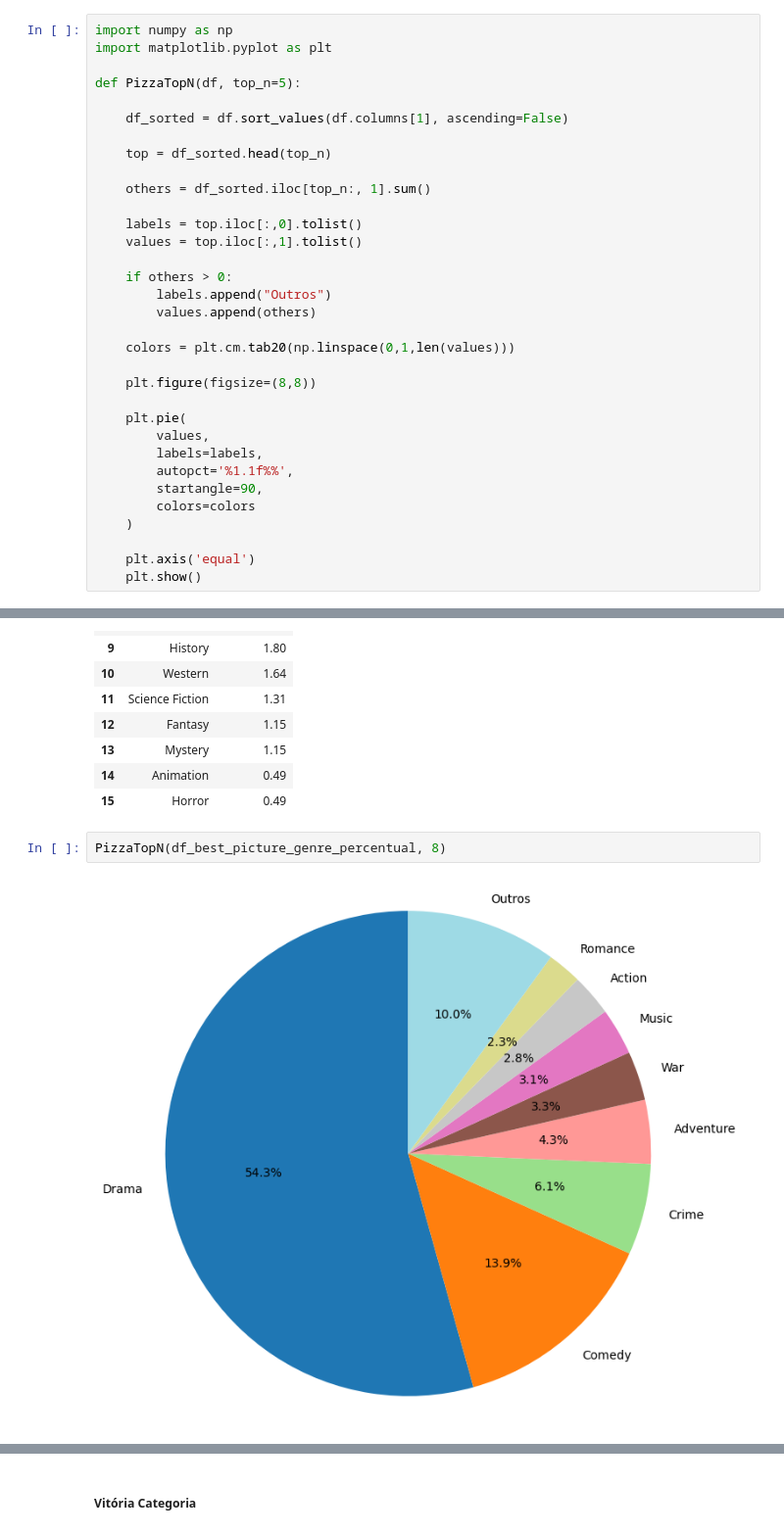
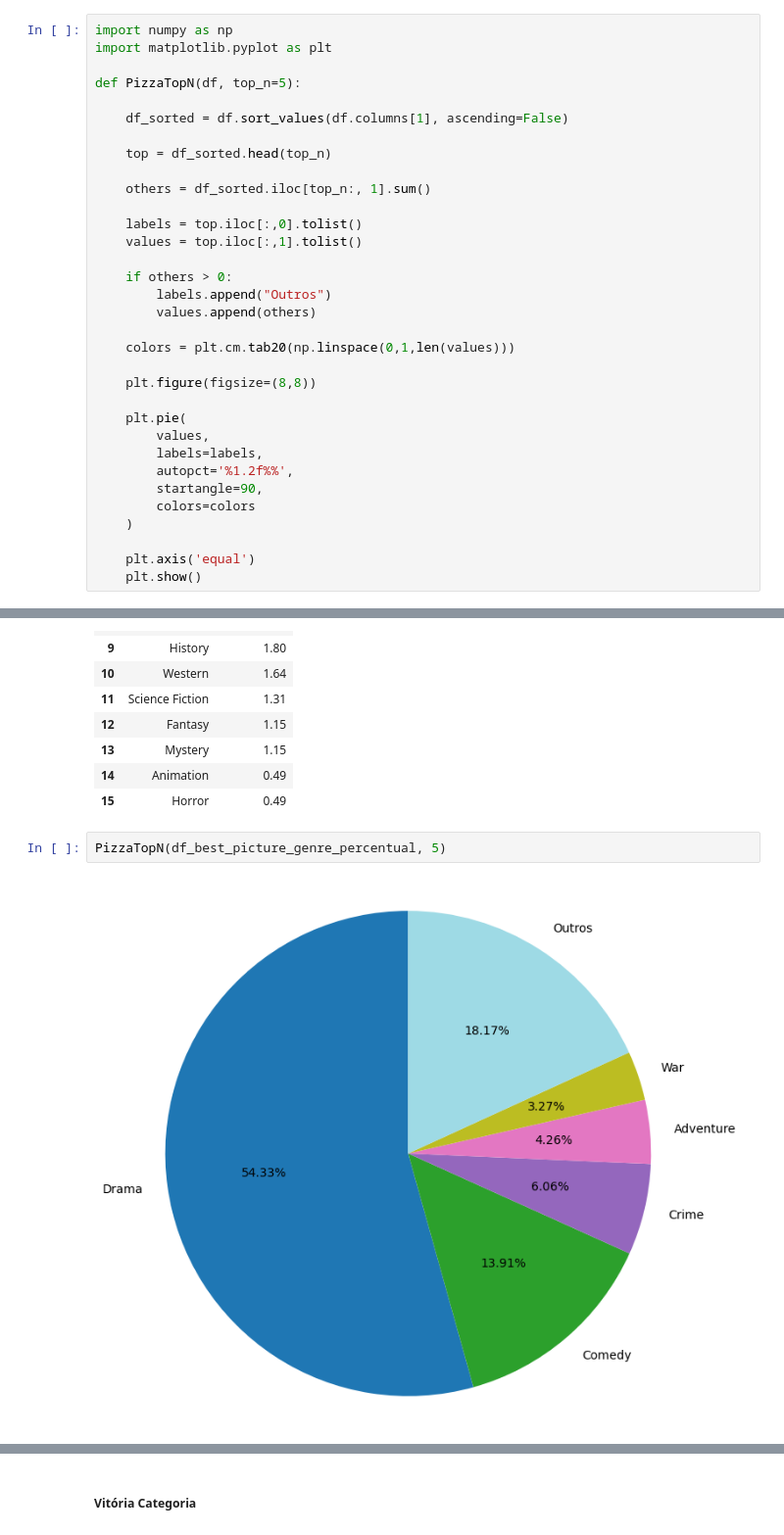
Before and after one commit to edilsonchaves/MVP-Analise-de-Dados-Oscar-Research, a Jupyter notebook: OscarResearch.ipynb, the cells around one changed output, grey strips where cells are left out. Shown at 98% size. Saved outputs shown, nothing was run; the diff lists cells and outputs as text.

```diff
--- a/OscarResearch.ipynb
+++ b/OscarResearch.ipynb
@@ -551,7 +551,7 @@ def PizzaTopN(df, top_n=5):
     plt.pie(
         values,
         labels=labels,
-        autopct='%1.1f%%',
+        autopct='%1.2f%%',
         startangle=90,
         colors=colors
     )
@@ -750,9 +782,9 @@ display(df_best_picture_genre_percentual)
 | 14 | Animation | 0.49 |
 | 15 | Horror | 0.49 |
 # %%
-PizzaTopN(df_best_picture_genre_percentual, 8)
+PizzaTopN(df_best_picture_genre_percentual, 5)
 # %% [output]
-[figure, old version]
+[figure, new version]
 # %%
 df_best_picture_genre_count = show_raw_data_count_for_year(df_best_picture, "Genre")
 display(df_best_picture_genre_count)
```
Also changed, not shown: parts of 67 cells of this notebook.
